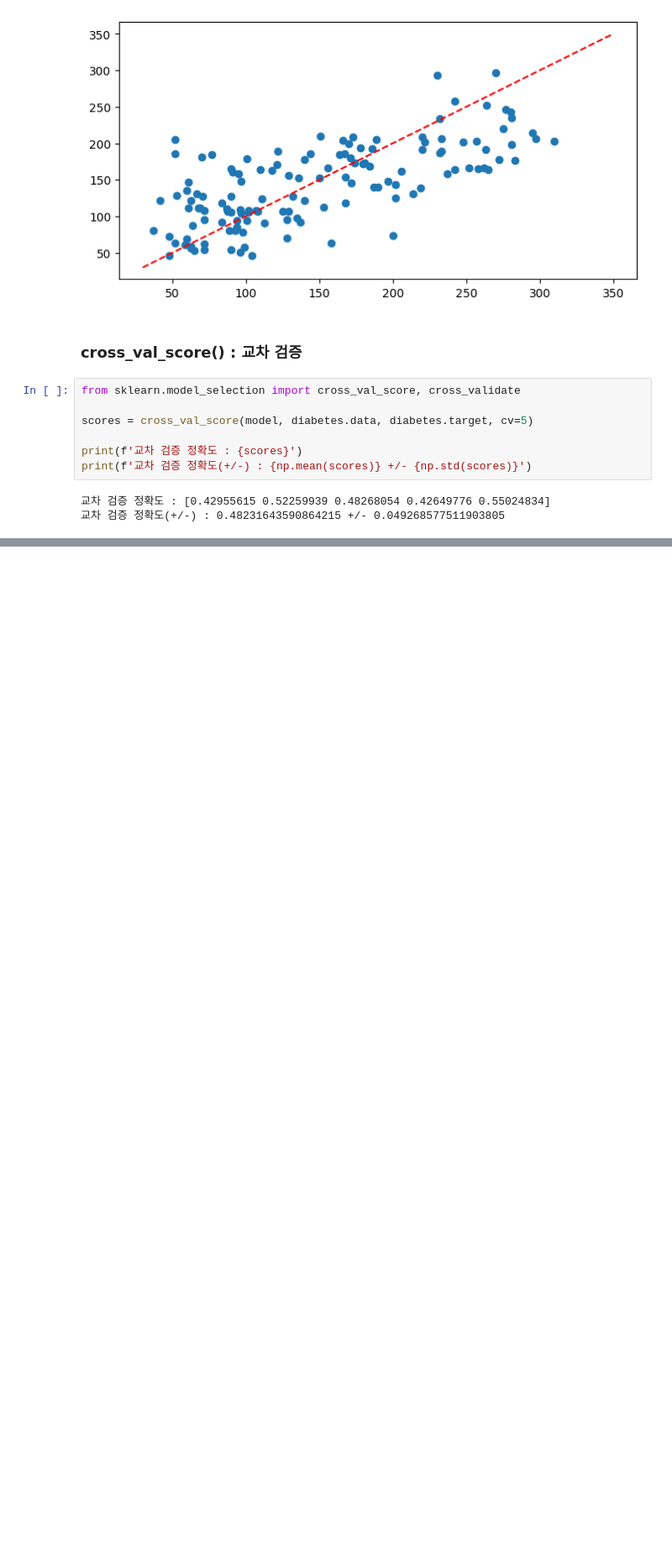
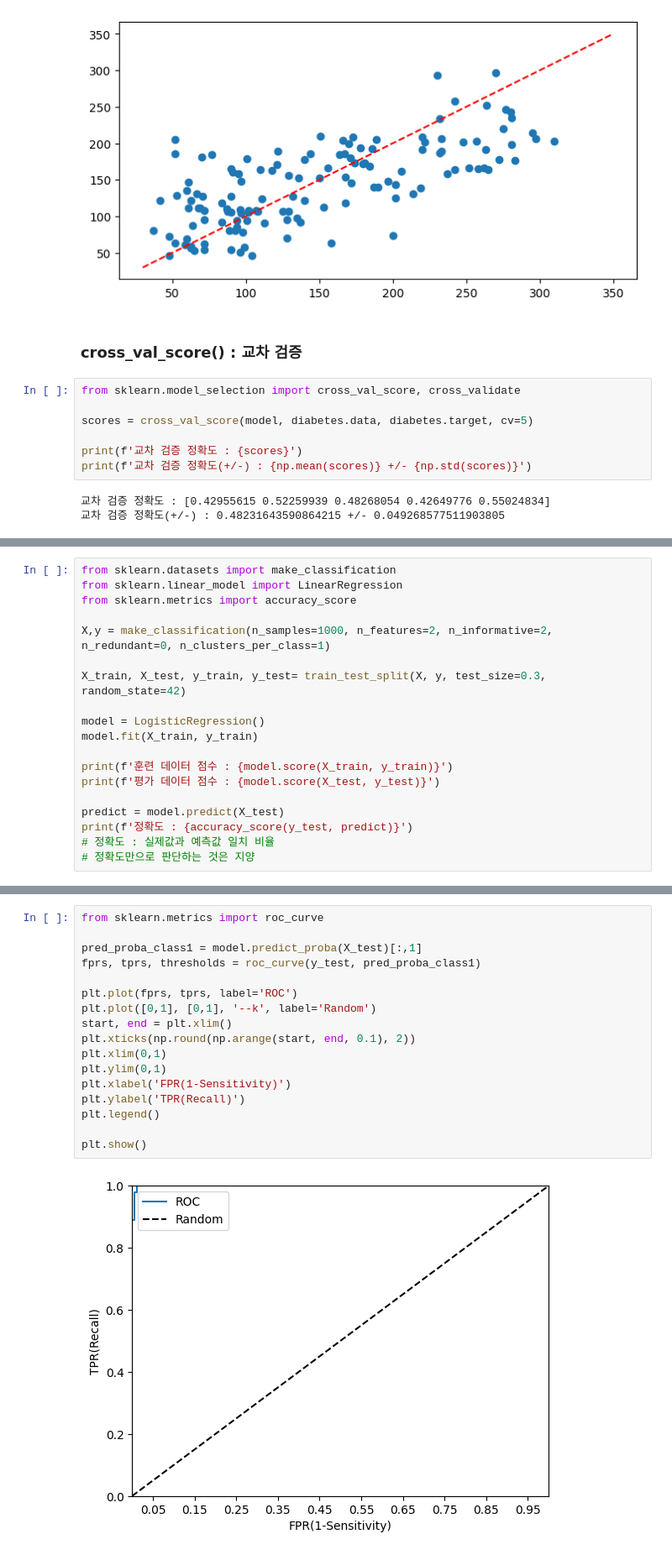
Before and after one commit to kimseongwonn/Data, a Jupyter notebook: ML/ML_02_사이킷런_scikit-learn.ipynb, the cells around one changed output, grey strips where cells are left out. Shown at 84% size. Saved outputs shown, nothing was run; the diff lists cells and outputs as text; blank space fills up the shorter version.

```diff
--- a/ML/ML_02_사이킷런_scikit-learn.ipynb
+++ b/ML/ML_02_사이킷런_scikit-learn.ipynb
@@ -291,0 +547,19 @@ print(f'교차 검증 정확도(+/-) : {np.mean(scores)} +/- {np.std(scores)}')
+# %%
+from sklearn.datasets import make_classification
+from sklearn.linear_model import LinearRegression
+from sklearn.metrics import accuracy_score
+
+X,y = make_classification(n_samples=1000, n_features=2, n_informative=2, n_redundant=0, n_clusters_per_class=1)
+
+X_train, X_test, y_train, y_test= train_test_split(X, y, test_size=0.3, random_state=42)
+
+model = LogisticRegression()
+model.fit(X_train, y_train)
+
+print(f'훈련 데이터 점수 : {model.score(X_train, y_train)}')
+print(f'평가 데이터 점수 : {model.score(X_test, y_test)}')
+
+predict = model.predict(X_test)
+print(f'정확도 : {accuracy_score(y_test, predict)}')
+# 정확도 : 실제값과 예측값 일치 비율
+# 정확도만으로 판단하는 것은 지양
@@ -291,0 +669,19 @@ print(f'교차 검증 정확도(+/-) : {np.mean(scores)} +/- {np.std(scores)}')
+# %%
+from sklearn.metrics import roc_curve
+
+pred_proba_class1 = model.predict_proba(X_test)[:,1]
+fprs, tprs, thresholds = roc_curve(y_test, pred_proba_class1)
+
+plt.plot(fprs, tprs, label='ROC')
+plt.plot([0,1], [0,1], '--k', label='Random')
+start, end = plt.xlim()
+plt.xticks(np.round(np.arange(start, end, 0.1), 2))
+plt.xlim(0,1)
+plt.ylim(0,1)
+plt.xlabel('FPR(1-Sensitivity)')
+plt.ylabel('TPR(Recall)')
+plt.legend()
+
+plt.show()
+# %% [output]
+[figure, added]
```
Also changed, not shown: parts of 33 cells of this notebook.
